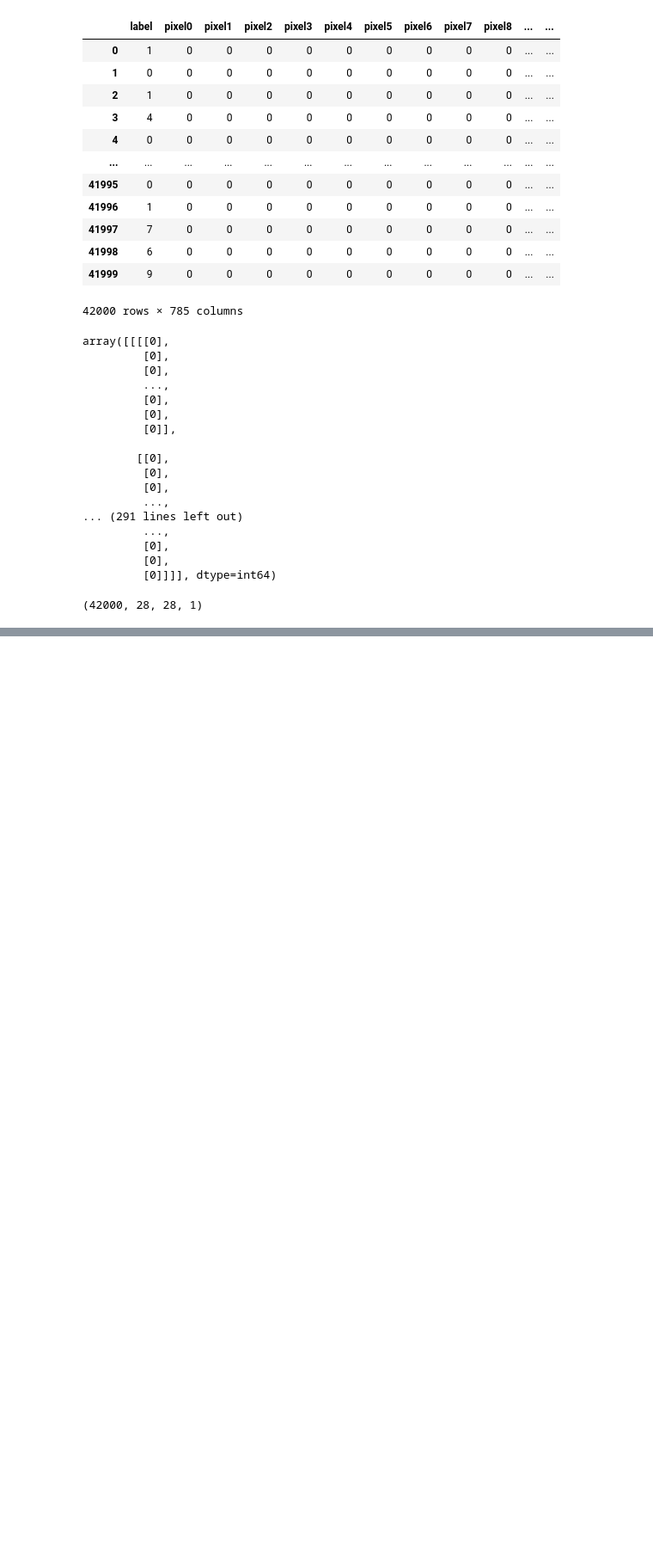
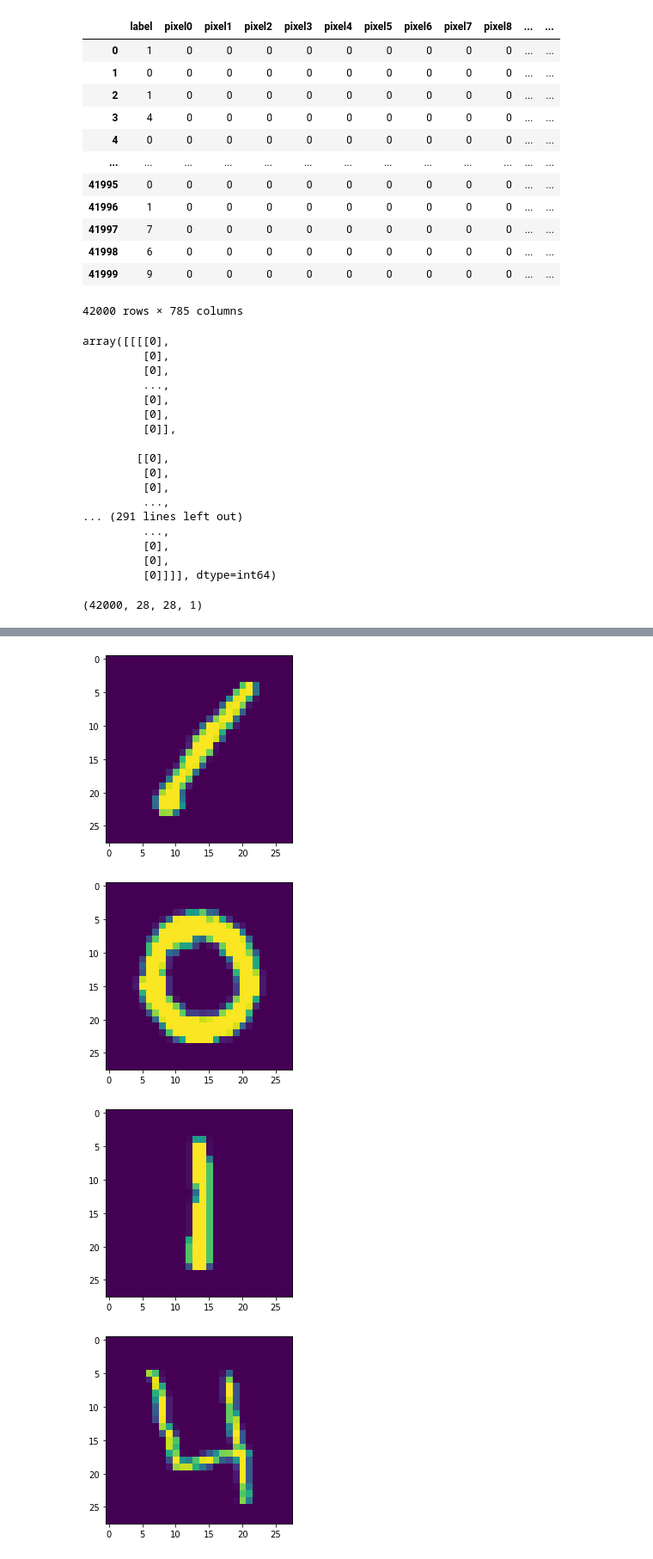
Before and after one commit to AardJan/kaggle_digit_recognizer, a Jupyter notebook: Notebook.ipynb, the cells around one changed output, grey strips where cells are left out. Shown at 86% size. Saved outputs shown, nothing was run; the diff lists cells and outputs as text; code cells hidden in the pictures; blank space fills up the shorter version.

```diff
--- a/Notebook.ipynb
+++ b/Notebook.ipynb
@@ -57,0 +89,11 @@ X_train.shape
+# %%
+for x in range(10):
+    plt.figure()
+    image_array = X_train_2.values[x]
+    plt.imshow(image_array.reshape(28,28))
+    plt.show()
+# %% [output]
+[figure, added]
+[figure, added]
+[figure, added]
+[figure, added]
```
Also changed, not shown: parts of 17 cells of this notebook.
